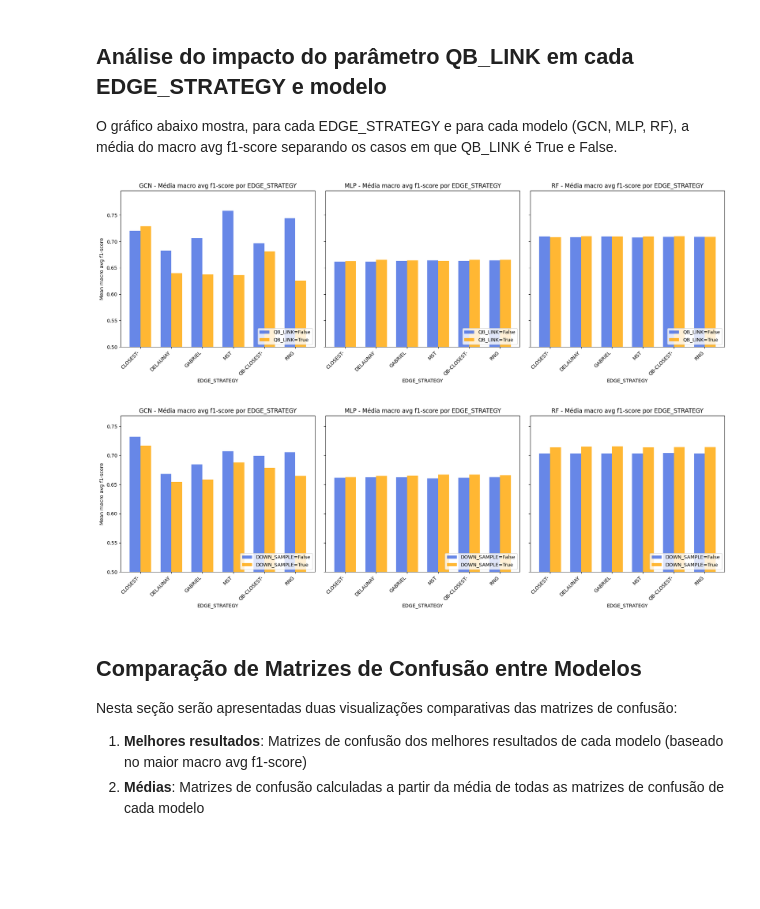
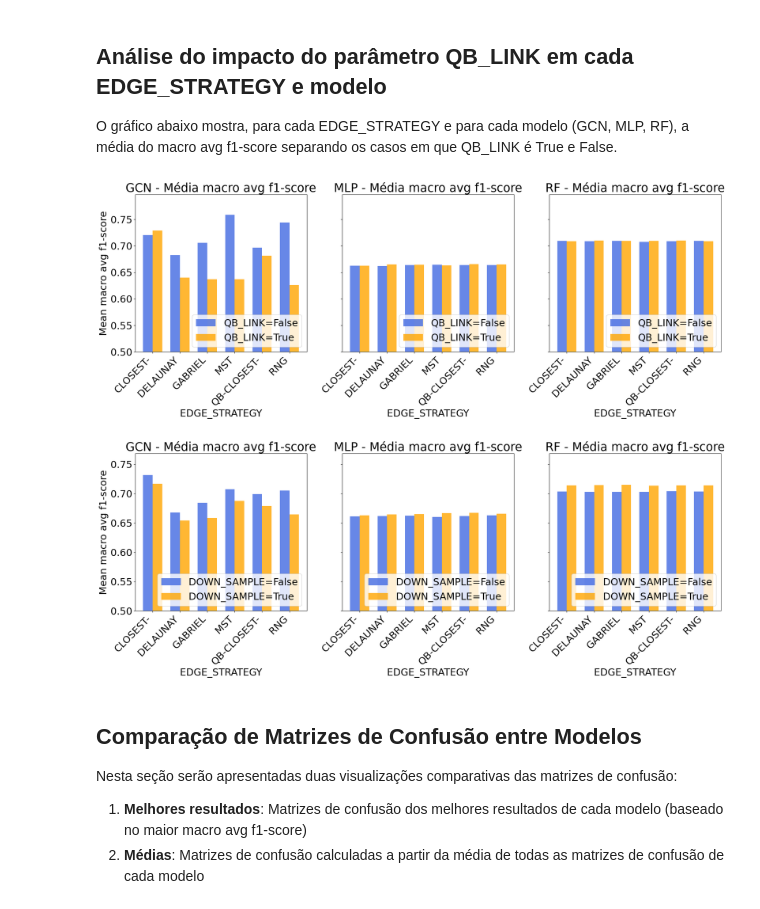
Before and after one commit to CaduRomaniello/NFL-play-classification-GNN, a Jupyter notebook: notebooks/final_analysis.ipynb, the cells around one changed output. Drawn from its saved outputs; the diff is of its cells as text; code cells hidden in the pictures; blank space fills up the shorter version.

```diff
--- a/notebooks/final_analysis.ipynb
+++ b/notebooks/final_analysis.ipynb
@@ -318,19 +356,23 @@ for model in ['GCN', 'MLP', 'RF']:
 # Monta o dataframe para plotagem
 graph_df = pd.DataFrame(means).T[['Rush', 'Pass']]
 
+font_size = 22
+plt.rcParams.update({'font.size': font_size})
+
 # Plota o gráfico
-fig, ax = plt.subplots(figsize=(8, 6))
-bar_width = 0.35
+fig, ax = plt.subplots(figsize=(10, 6))
+bar_width = 0.12  # Mudado de 0.15 para 0.35 para corresponder ao pandas default
 x = np.arange(len(graph_df.index))
 ax.bar(x - bar_width/2, graph_df['Rush'], bar_width, label='Rush', color='royalblue', alpha=0.8)
 ax.bar(x + bar_width/2, graph_df['Pass'], bar_width, label='Pass', color='orange', alpha=0.8)
 ax.set_xticks(x)
-ax.set_xticklabels(graph_df.index)
-ax.set_ylabel('Max f1-score')
-ax.set_xlabel('Modelo')
-ax.set_title('Máximo do f1-score para Rush e Pass por modelo')
+ax.set_xticklabels(graph_df.index, fontsize=font_size)
+ax.set_ylabel('Max f1-score', fontsize=font_size)
+ax.set_xlabel('Modelo', fontsize=font_size)
+ax.set_title('Máximo do f1-score para Rush e Pass', fontsize=font_size)
 ax.set_ylim(bottom=0.5)
-ax.legend()
+ax.legend(fontsize=font_size)
 plt.tight_layout()
+plt.savefig('max_f1_score_rush_pass.pdf', format='pdf')
 plt.show()
 # %% [output]
@@ -352,7 +394,7 @@ for model in ['GCN', 'MLP', 'RF']:
 summary_qb = df_qb.groupby(['EDGE_STRATEGY', 'QB_LINK'])[['GCN_MACRO_F1', 'MLP_MACRO_F1', 'RF_MACRO_F1']].mean().reset_index()
 
 # Plota gráfico para cada modelo com barras lado a lado
-fig, axes = plt.subplots(1, 3, figsize=(18, 6), sharey=True)
+fig, axes = plt.subplots(1, 3, figsize=(20, 8), sharey=True)
 models = ['GCN', 'MLP', 'RF']
 
 # Preparar dados para barras lado a lado
@@ -372,7 +414,7 @@ for i, model in enumerate(models):
     axes[i].bar(x - bar_width/2, data_false, bar_width, label='QB_LINK=False', color='royalblue', alpha=0.8)
     axes[i].bar(x + bar_width/2, data_true, bar_width, label='QB_LINK=True', color='orange', alpha=0.8)
 
-    axes[i].set_title(f'{model} - Média macro avg f1-score por EDGE_STRATEGY')
+    axes[i].set_title(f'{model} - Média macro avg f1-score')
     axes[i].set_xlabel('EDGE_STRATEGY')
     axes[i].set_xticks(x)
     axes[i].set_xticklabels(edge_strategies, rotation=45, ha='right')
@@ -382,9 +424,10 @@ for i, model in enumerate(models):
     axes[i].legend(loc='lower right')
 
 plt.tight_layout()
+plt.savefig('impact_of_qb_link.pdf', format='pdf')
 plt.show()
 # %% [output]
-[figure, old version]
+[figure, new version]
 # %%
 # Análise do impacto do parâmetro DOWN_SAMPLE para cada EDGE_STRATEGY e modelo
 
@@ -398,39 +441,40 @@ for model in ['GCN', 'MLP', 'RF']:
 summary_down = df_down.groupby(['EDGE_STRATEGY', 'DOWN_SAMPLE'])[['GCN_MACRO_F1', 'MLP_MACRO_F1', 'RF_MACRO_F1']].mean().reset_index()
 
 # Plota gráfico para cada modelo com barras lado a lado
-fig, axes = plt.subplots(1, 3, figsize=(18, 6), sharey=True)
+fig, axes = plt.subplots(1, 3, figsize=(20, 8), sharey=True)
 models = ['GCN', 'MLP', 'RF']
 
 # Preparar dados para barras lado a lado
 edge_strategies = summary_down['EDGE_STRATEGY'].unique()
 bar_width = 0.35
 x = np.arange(len(edge_strategies))
 
 for i, model in enumerate(models):
     # Dados para DOWN_SAMPLE=False e DOWN_SAMPLE=True
     data_false = summary_down[summary_down['DOWN_SAMPLE'] == False].set_index('EDGE_STRATEGY')[f'{model}_MACRO_F1']
     data_true = summary_down[summary_down['DOWN_SAMPLE'] == True].set_index('EDGE_STRATEGY')[f'{model}_MACRO_F1']
 
     # Alinhar dados com as edge_strategies (preencher com NaN se ausente)
     data_false = data_false.reindex(edge_strategies)
     data_true = data_true.reindex(edge_strategies)
 
     axes[i].bar(x - bar_width/2, data_false, bar_width, label='DOWN_SAMPLE=False', color='royalblue', alpha=0.8)
     axes[i].bar(x + bar_width/2, data_true, bar_width, label='DOWN_SAMPLE=True', color='orange', alpha=0.8)
 
-    axes[i].set_title(f'{model} - Média macro avg f1-score por EDGE_STRATEGY')
+    axes[i].set_title(f'{model} - Média macro avg f1-score')
     axes[i].set_xlabel('EDGE_STRATEGY')
     axes[i].set_xticks(x)
     axes[i].set_xticklabels(edge_strategies, rotation=45, ha='right')
     axes[i].set_ylim(bottom=0.5)
     if i == 0:
         axes[i].set_ylabel('Mean macro avg f1-score')
     axes[i].legend(loc='lower right')
 
 plt.tight_layout()
+plt.savefig('impact_of_down_sample.pdf', format='pdf')
 plt.show()
 # %% [output]
-[figure, old version]
+[figure, new version]
 # %% [markdown]
 ## Comparação de Matrizes de Confusão entre Modelos
 
```
Also changed, not shown: parts of 13 cells of this notebook, 16 other files.
